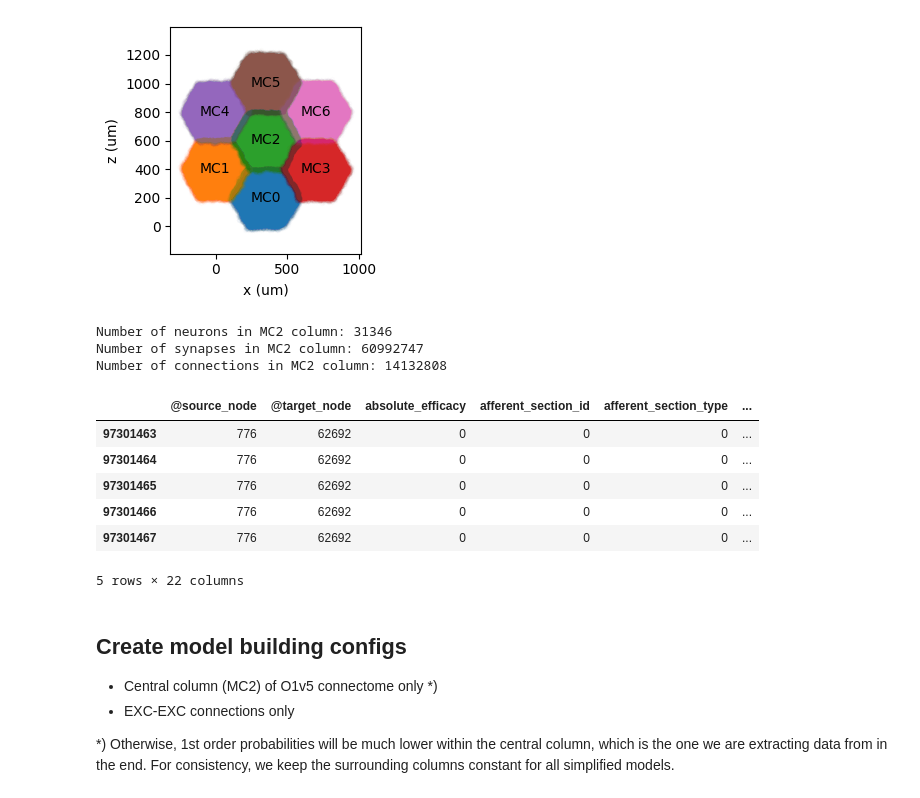
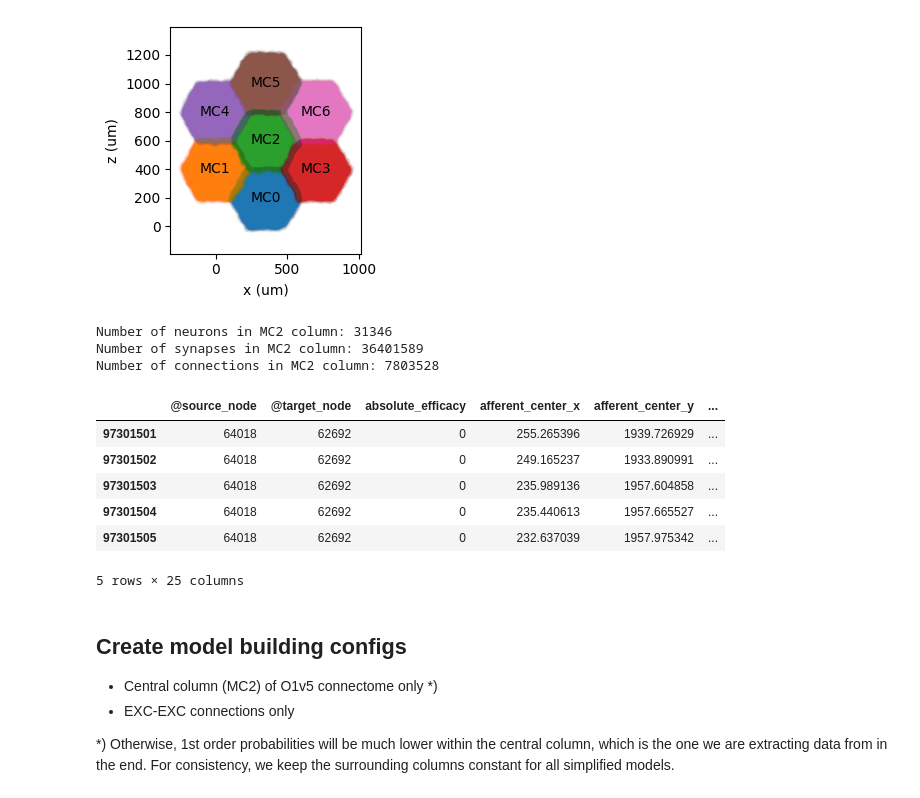
Before and after one commit to BlueBrain/o1v5-workflows, a Jupyter notebook: simplified_connectome_models/notebooks/O1v5_model_building.ipynb, the cells around one changed output. Cells and saved outputs as stored; diff of their text form; code cells hidden in the pictures.

Commit message:
Fixed synapse/connection counts

```diff
--- a/simplified_connectome_models/notebooks/O1v5_model_building.ipynb
+++ b/simplified_connectome_models/notebooks/O1v5_model_building.ipynb
@@ -118,23 +118,23 @@ plt.show()
 # %%
 # Check edges table (MC2 column)
 mc2_nodeset = "mc2_Column"
-edges_table = edges.afferent_edges(mc2_nodeset, properties=sorted(edges.property_names))
+edges_table = edges.pathway_edges(mc2_nodeset, mc2_nodeset, properties=sorted(edges.property_names))
 conns, syn_conn_idx, num_syn_per_conn = np.unique(edges_table[['@source_node', '@target_node']], axis=0, return_inverse=True, return_counts=True)
 print(f"Number of neurons in MC2 column: {len(nodes.ids(mc2_nodeset))}")
 print(f"Number of synapses in MC2 column: {edges_table.shape[0]}")
 print(f"Number of connections in MC2 column: {len(conns)}")
 edges_table.head()
 # %% [output]
 Number of neurons in MC2 column: 31346
-Number of synapses in MC2 column: 60992747
-Number of connections in MC2 column: 14132808
+Number of synapses in MC2 column: 36401589
+Number of connections in MC2 column: 7803528
-|  | @source_node | @target_node | absolute_efficacy | afferent_section_id | afferent_section_type | ... |
-| 97301463 | 776 | 62692 | 0 | 0 | 0 | ... |
-| 97301464 | 776 | 62692 | 0 | 0 | 0 | ... |
-| 97301465 | 776 | 62692 | 0 | 0 | 0 | ... |
-| 97301466 | 776 | 62692 | 0 | 0 | 0 | ... |
-| 97301467 | 776 | 62692 | 0 | 0 | 0 | ... |
+|  | @source_node | @target_node | absolute_efficacy | afferent_center_x | afferent_center_y | ... |
+| 97301501 | 64018 | 62692 | 0 | 255.265396 | 1939.726929 | ... |
+| 97301502 | 64018 | 62692 | 0 | 249.165237 | 1933.890991 | ... |
+| 97301503 | 64018 | 62692 | 0 | 235.989136 | 1957.604858 | ... |
+| 97301504 | 64018 | 62692 | 0 | 235.440613 | 1957.665527 | ... |
+| 97301505 | 64018 | 62692 | 0 | 232.637039 | 1957.975342 | ... |
-5 rows × 22 columns
+5 rows × 25 columns
 # %% [markdown]
 ## Create model building configs
 - Central column (MC2) of O1v5 connectome only *)
```
Also changed, not shown: parts of 3 cells of this notebook.
